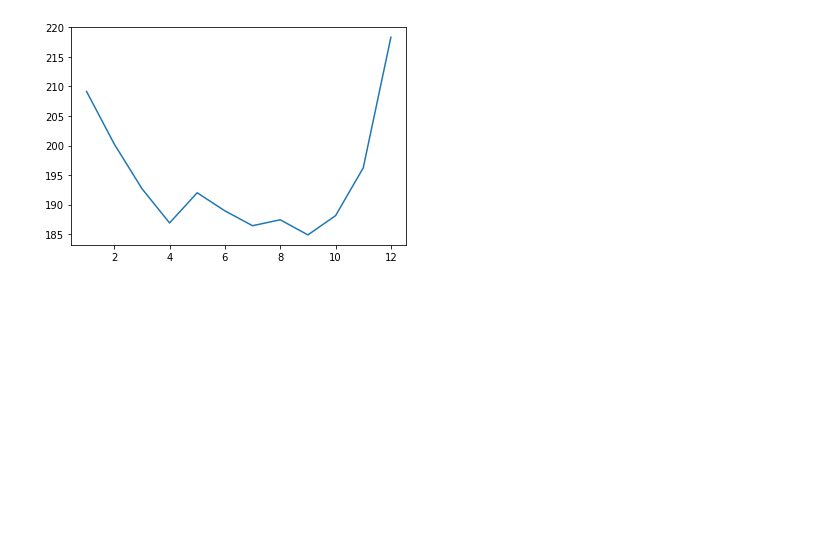
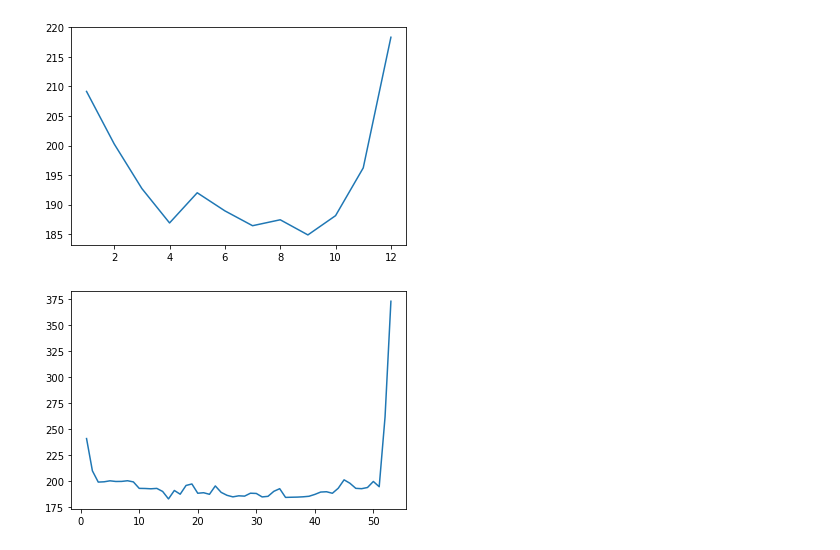
Before and after one commit to black-blip/tabularPlaygroundSep22, a Jupyter notebook: salesprediction.ipynb, the cells around one changed output. Saved outputs shown, nothing was run; the diff lists cells and outputs as text; code cells hidden in the pictures; blank space fills up the shorter version.

```diff
--- a/salesprediction.ipynb
+++ b/salesprediction.ipynb
@@ -197,0 +137,3 @@ train_df
+# %%
+
+df['date'] = pd.to_datetime(df["date"])
@@ -198,3 +156,2 @@ train_df
 # %%
-df = train_df.groupby(['year']).mean()
-df
+df_num = df.groupby(['year']).mean()
@@ -217,6 +167,12 @@ plt.plot(df1['num_sold'])
 plt.show()
 # %% [output]
 [figure]
+# %%
+df2 = df.groupby(['week']).mean()
+plt.plot(df2['num_sold'])
+plt.show()
+# %% [output]
+[figure, added]
 # %%
 train_df.set_index('date', inplace=True)
 train_df.sort_index(inplace=True)
```
Also changed, not shown: parts of 46 cells of this notebook.
